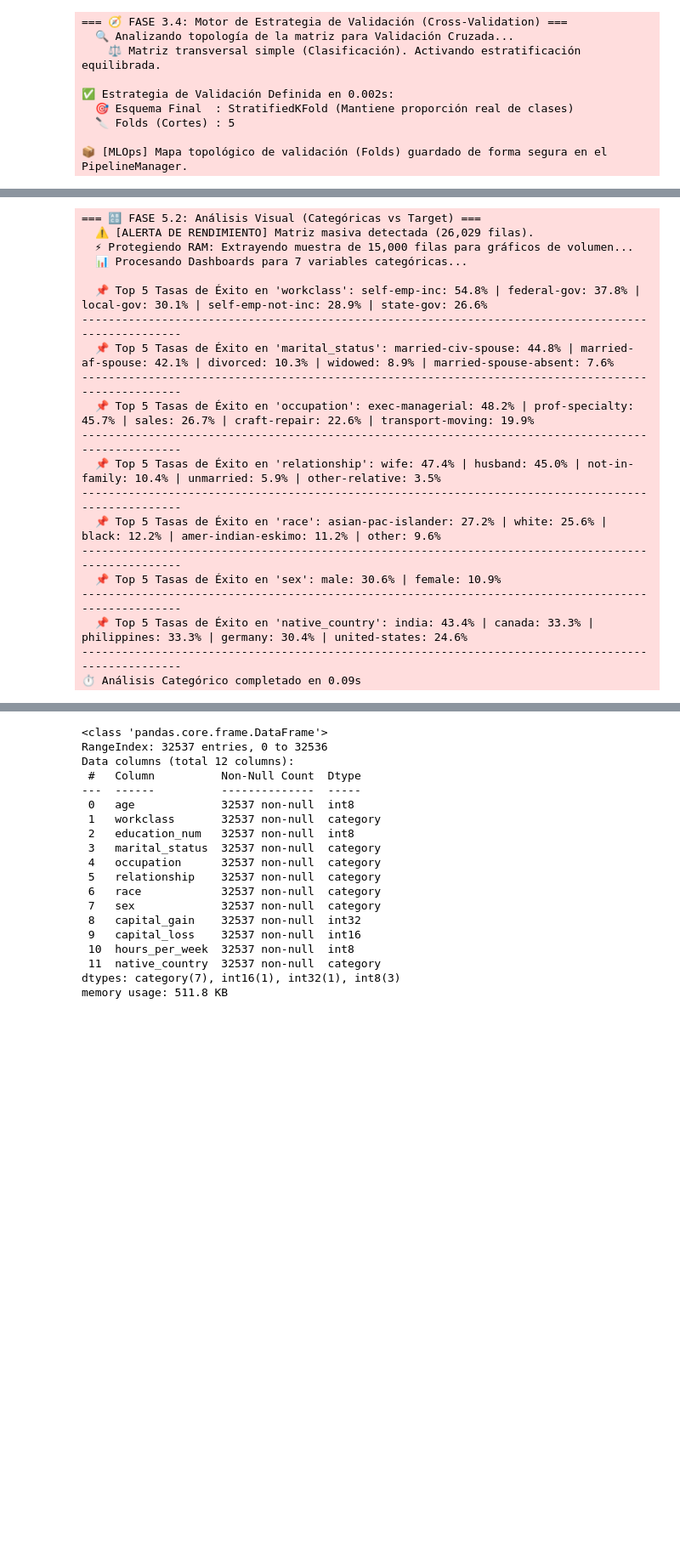
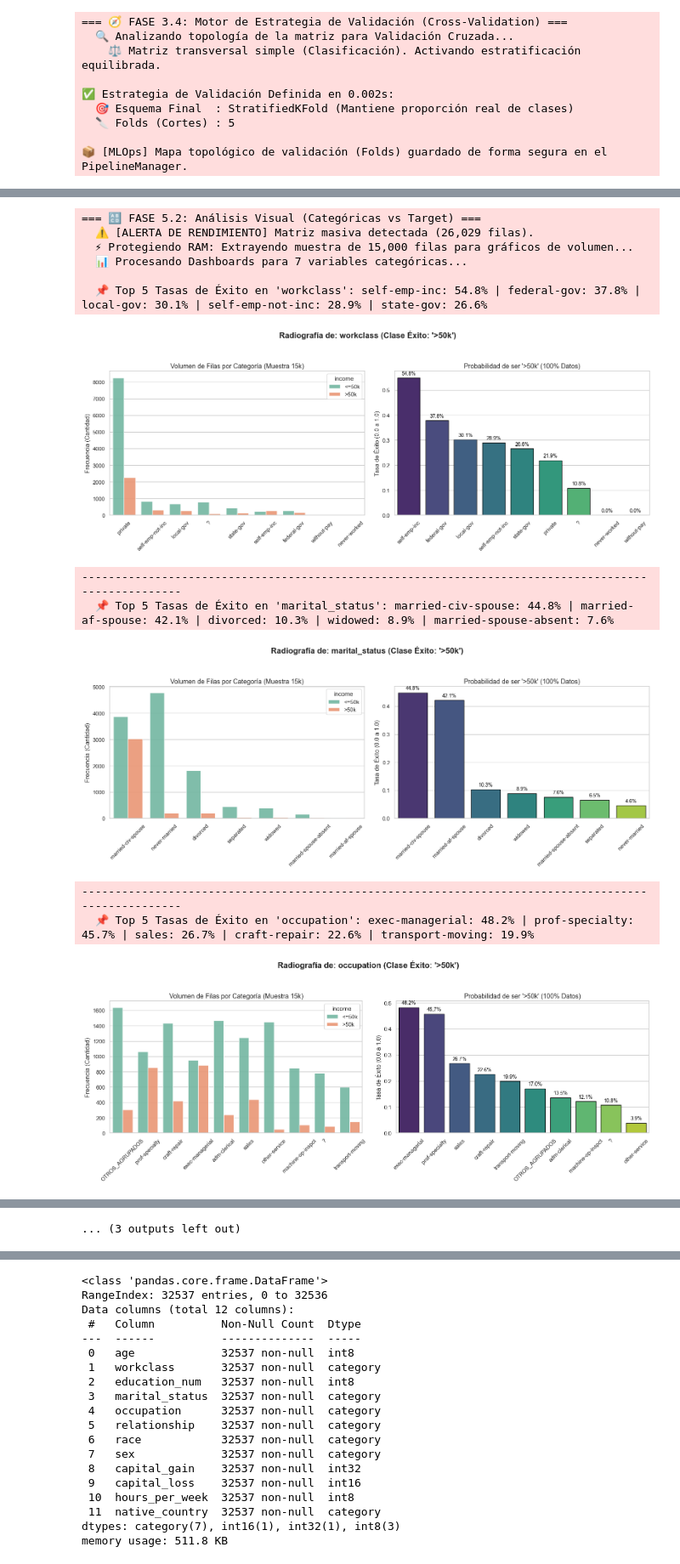
Before and after one commit to DiiegoA/Proyecto_modelo_IA, a Jupyter notebook: oraculo_api/EDA_For_All_Tree_clean.ipynb, the cells around one changed output, grey strips where cells are left out. Shown at 85% size. Cells and saved outputs as stored; diff of their text form; code cells hidden in the pictures; blank space fills up the shorter version.

```diff
--- a/oraculo_api/EDA_For_All_Tree_clean.ipynb
+++ b/oraculo_api/EDA_For_All_Tree_clean.ipynb
@@ -4057,7 +4091,7 @@ import warnings
 from IPython.display import display, Markdown
 
 # 🛡️ Banderas de Entorno MLOps
-MODO_VISUAL = False # Cambiar a False en Producción (Docker/Headless)
+MODO_VISUAL = True # Cambiar a False en Producción (Docker/Headless)
 
 # Conexión al Logger Global configurado en el Paso 1.1
 logger = logging.getLogger("MLOps_Pipeline")
@@ -4212,44 +4246,37 @@ try:
     except NameError:
         raise EnvironmentError("El PipelineManager no está inicializado. Ejecuta la Ingesta (Fase 1.1) primero.")
 
     if getattr(manager, 'X_train', None) is None or getattr(manager, 'y_train', None) is None:
         raise ValueError("El Manager no tiene cargadas las matrices 'X_train' o 'y_train'. Ejecuta el Split (Fase 3.3).")
 
     # Extracción Automática de la clase minoritaria desde la memoria del Manager (rutas)
     clase_fav_dinamica = None
     if hasattr(manager, 'rutas'):
         clase_fav_dinamica = manager.rutas.get('clase_minoritaria', None)
 
     # Ejecutar el motor de visualización alimentándolo desde el manager
     radiografia_visual_categoricas(
         X=manager.X_train,
         y=manager.y_train,
         clase_favorable=clase_fav_dinamica, # Se usa la detectada en el Paso 4.1
         max_cats_visual=10      # Si una variable tiene 40 países, mostrará los 9 top y 1 "Otros"
     )
 
 except EnvironmentError as env_err:
     logger.error(f"⚠️ Dependencia faltante:\n{env_err}")
 except Exception as e:
     logger.error(f"🛑 Error en la visualización categórica: {e}")
 # %% [output]
 === 🔠 FASE 5.2: Análisis Visual (Categóricas vs Target) ===
   ⚠️ [ALERTA DE RENDIMIENTO] Matriz masiva detectada (26,029 filas).
   ⚡ Protegiendo RAM: Extrayendo muestra de 15,000 filas para gráficos de volumen...
   📊 Procesando Dashboards para 7 variables categóricas...
 
   📌 Top 5 Tasas de Éxito en 'workclass': self-emp-inc: 54.8% | federal-gov: 37.8% | local-gov: 30.1% | self-emp-not-inc: 28.9% | state-gov: 26.6%
-----------------------------------------------------------------------------------------------------
-  📌 Top 5 Tasas de Éxito en 'marital_status': married-civ-spouse: 44.8% | married-af-spouse: 42.1% | divorced: 10.3% | widowed: 8.9% | married-spouse-absent: 7.6%
-----------------------------------------------------------------------------------------------------
-  📌 Top 5 Tasas de Éxito en 'occupation': exec-managerial: 48.2% | prof-specialty: 45.7% | sales: 26.7% | craft-repair: 22.6% | transport-moving: 19.9%
-----------------------------------------------------------------------------------------------------
-  📌 Top 5 Tasas de Éxito en 'relationship': wife: 47.4% | husband: 45.0% | not-in-family: 10.4% | unmarried: 5.9% | other-relative: 3.5%
-----------------------------------------------------------------------------------------------------
-  📌 Top 5 Tasas de Éxito en 'race': asian-pac-islander: 27.2% | white: 25.6% | black: 12.2% | amer-indian-eskimo: 11.2% | other: 9.6%
-----------------------------------------------------------------------------------------------------
-  📌 Top 5 Tasas de Éxito en 'sex': male: 30.6% | female: 10.9%
-----------------------------------------------------------------------------------------------------
-  📌 Top 5 Tasas de Éxito en 'native_country': india: 43.4% | canada: 33.3% | philippines: 33.3% | germany: 30.4% | united-states: 24.6%
-----------------------------------------------------------------------------------------------------
-⏱️ Análisis Categórico completado en 0.09s
+[figure, added]
+----------------------------------------------------------------------------------------------------
+  📌 Top 5 Tasas de Éxito en 'marital_status': married-civ-spouse: 44.8% | married-af-spouse: 42.1% | divorced: 10.3% | widowed: 8.9% | married-spouse-absent: 7.6%
+[figure, added]
+----------------------------------------------------------------------------------------------------
+  📌 Top 5 Tasas de Éxito en 'occupation': exec-managerial: 48.2% | prof-specialty: 45.7% | sales: 26.7% | craft-repair: 22.6% | transport-moving: 19.9%
+[figure, added]
@@ -4256,3 +4292,4 @@ except Exception as e:
+... (3 outputs left out)
 # %%
 # ==========================================
 # 0. Blindaje de Dependencias y Telemetría
```
Also changed, not shown: parts of 52 cells of this notebook, 40 other files.
